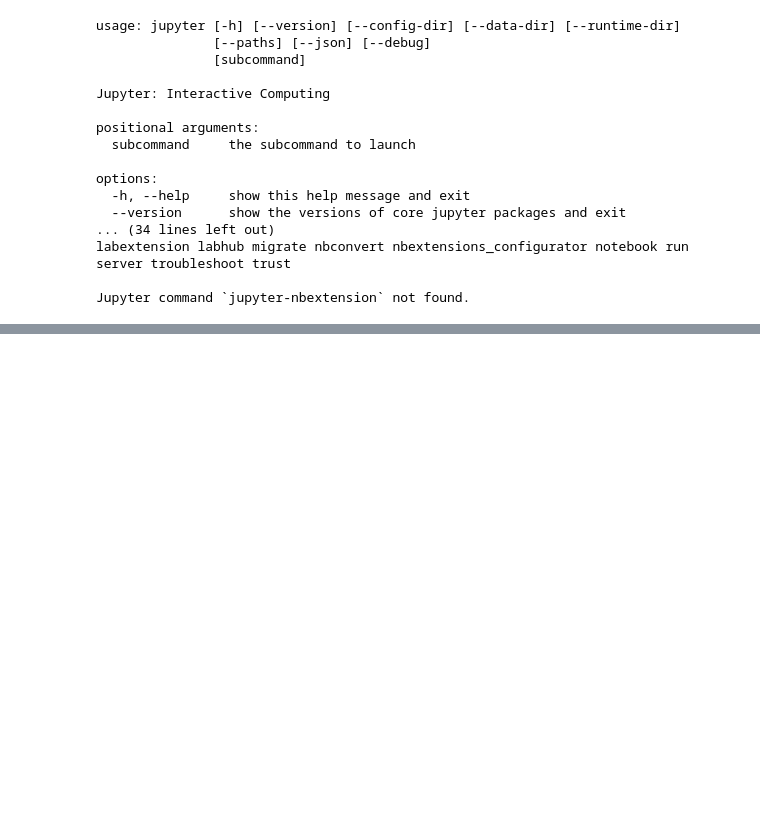
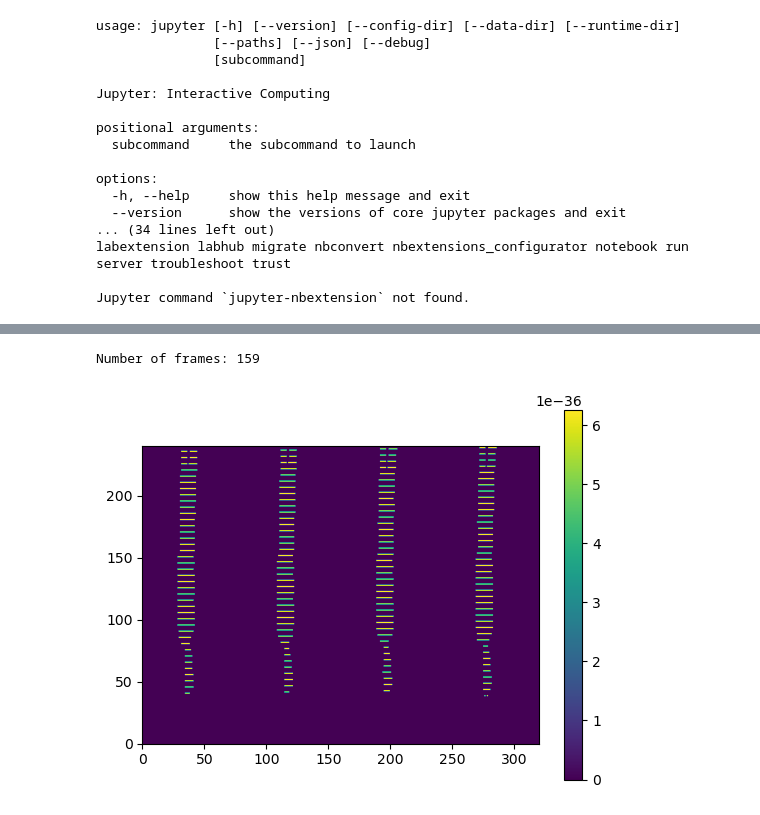
Before and after one commit to Frodl/TubeViT, a Jupyter notebook: inspect_clips.ipynb, the cells around one changed output, grey strips where cells are left out. Drawn from its saved outputs; the diff is of its cells as text; code cells hidden in the pictures; blank space fills up the shorter version.

```diff
--- a/inspect_clips.ipynb
+++ b/inspect_clips.ipynb
@@ -341,0 +383,35 @@ values=tensor([[[   0.,    0., 3087.,  ..., 2580., 2599., 2580.],
+# %%
+import numpy as np
+
+def read_header(file):
+    nofs = np.frombuffer(file.read(4), dtype=np.int32)[0]
+    ncols = np.frombuffer(file.read(4), dtype=np.int32)[0]
+    nrows = np.frombuffer(file.read(4), dtype=np.int32)[0]
+    return nofs, ncols, nrows
+
+def read_next_frame(file, ncols, nrows):
+    size = ncols * nrows
+    frame_data = np.fromfile(file, dtype=np.float32, count=size)
+    return frame_data.reshape((nrows, ncols))
+
+def load_depth_map(path):
+    with open(path, 'rb') as file:
+        nofs, ncols, nrows = read_header(file)
+        print(f"Number of frames: {nofs}")
+        depth_maps = []
+        for _ in range(nofs):
+            depth_map = read_next_frame(file, ncols, nrows)
+            depth_maps.append(depth_map)
+            non_zero_points = np.count_nonzero(depth_map)
+            avg_non_zero_depth = np.mean(depth_map[depth_map > 0])
+            #print(f"Frame {_}, ncols={ncols}, nrows={nrows}, count={non_zero_points}, avg={avg_non_zero_depth:.2f}")
+    return depth_maps
+
+
+
+depth_file_path = "/data/fhuemer/MSRActivity3D/data/a10_s06_e02_depth.bin"
+depth_maps = load_depth_map(depth_file_path)
+show_depth_map(depth_maps[0])
+# %% [output]
+Number of frames: 159
+[figure, added]
```
Also changed, not shown: parts of 11 cells of this notebook, 19 other files.
